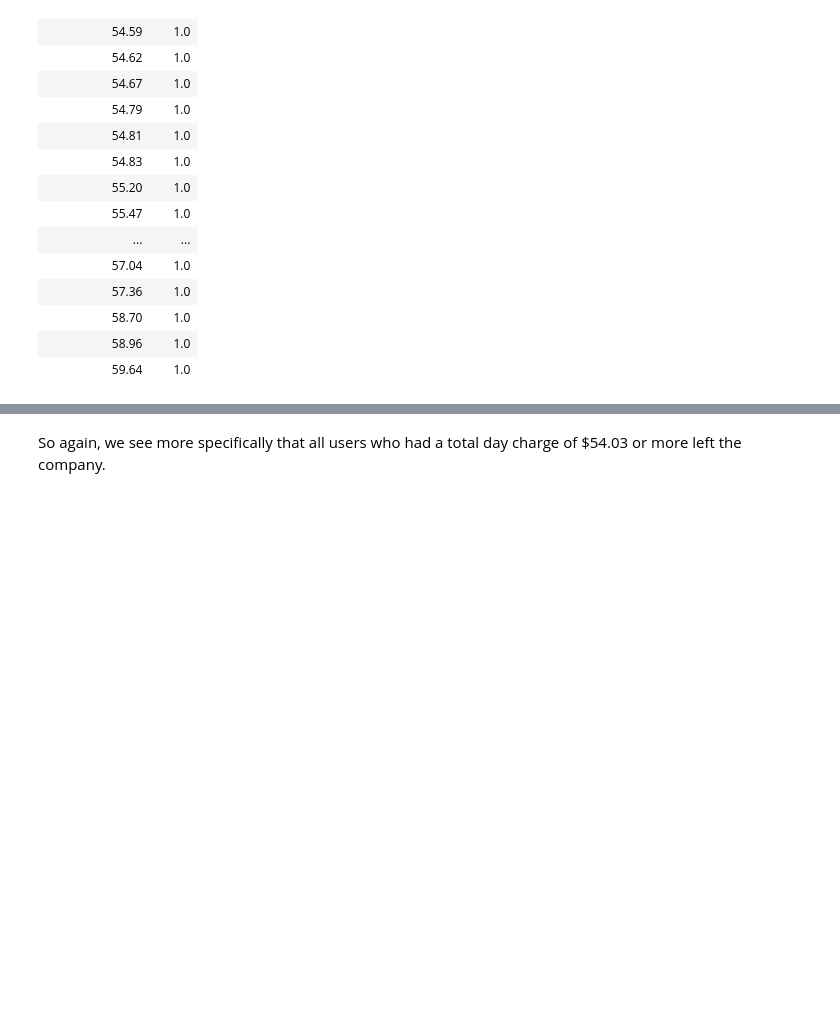
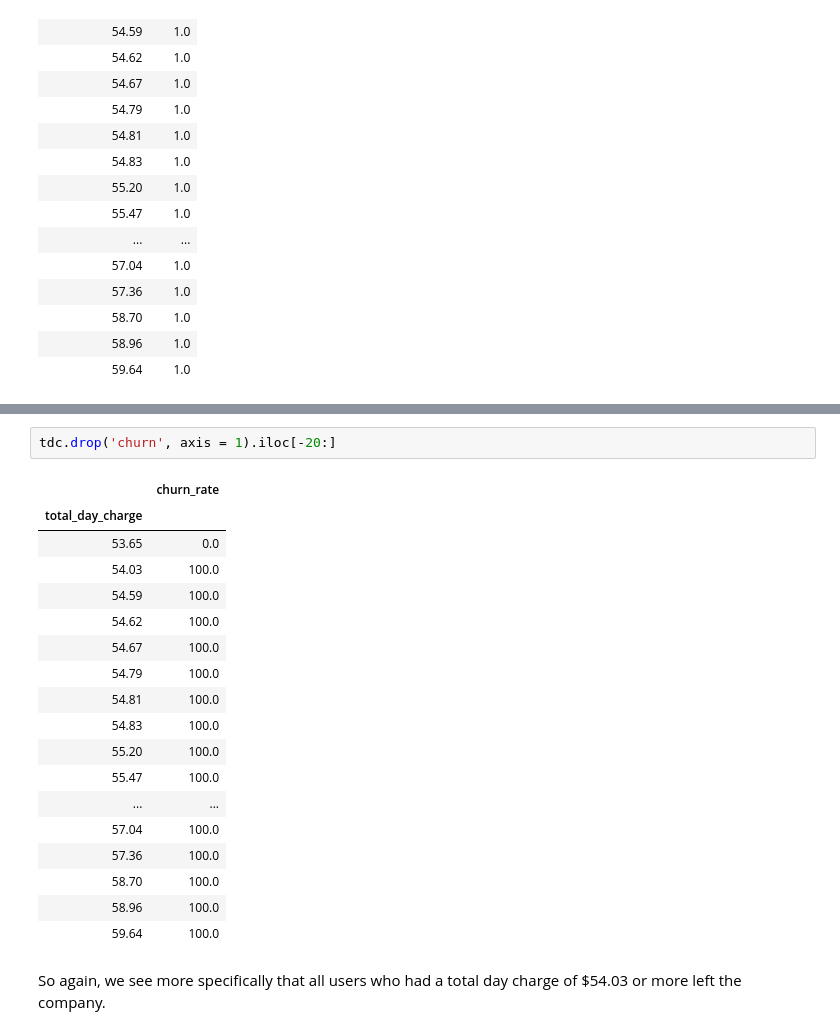
Before and after one commit to chum46/customer_churn_prediction, a Jupyter notebook: notebooks/report/final_notebook.ipynb, the cells around one changed output, grey strips where cells are left out. Saved outputs shown, nothing was run; the diff lists cells and outputs as text; blank space fills up the shorter version.

```diff
--- a/notebooks/report/final_notebook.ipynb
+++ b/notebooks/report/final_notebook.ipynb
@@ -562,3 +594,24 @@ tdc.iloc[-20:]
+# %%
+tdc.drop('churn', axis = 1).iloc[-20:]
+# %% [output]
+|  | churn_rate |
+| total_day_charge |  |
+| 53.65 | 0.0 |
+| 54.03 | 100.0 |
+| 54.59 | 100.0 |
+| 54.62 | 100.0 |
+| 54.67 | 100.0 |
+| 54.79 | 100.0 |
+| 54.81 | 100.0 |
+| 54.83 | 100.0 |
+| 55.20 | 100.0 |
+| 55.47 | 100.0 |
+| ... | ... |
+| 57.04 | 100.0 |
+| 57.36 | 100.0 |
+| 58.70 | 100.0 |
+| 58.96 | 100.0 |
+| 59.64 | 100.0 |
 # %% [markdown]
 So again, we see more specifically that all users who had a total day charge of $54.03 or more left the company.
 # %% [markdown]
```
Also changed, not shown: parts of 9 cells of this notebook, 10 other files.
